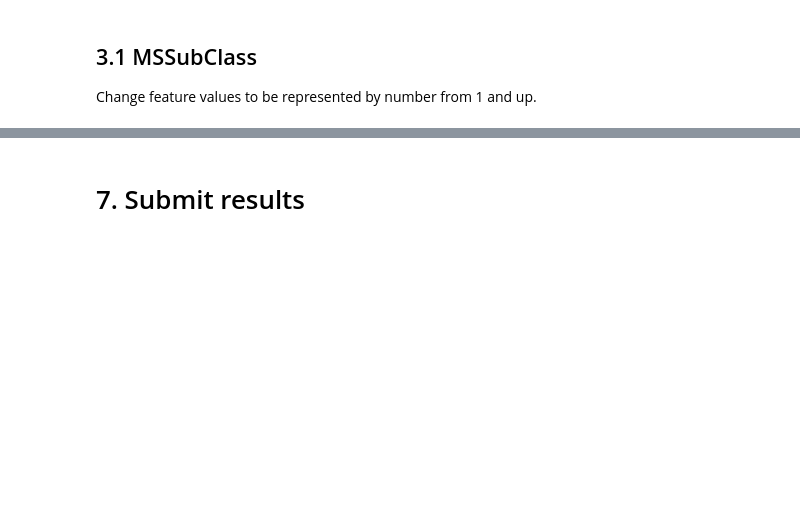
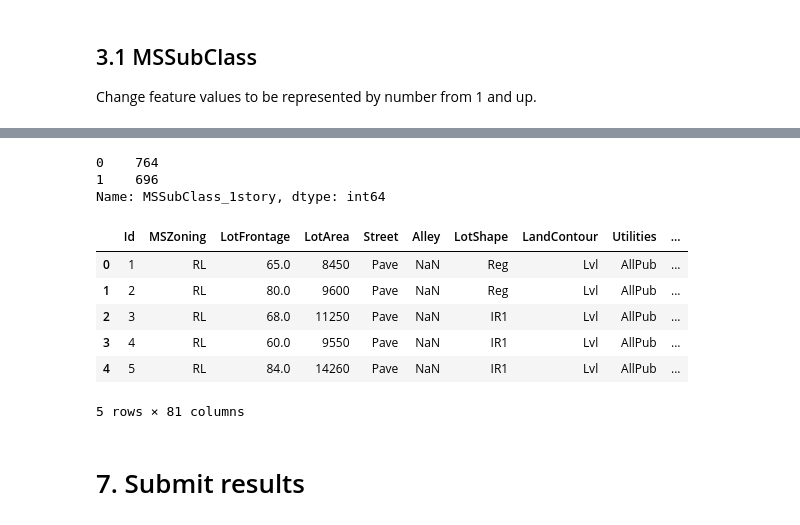
Before and after one commit to bmaelum/kaggle_houseprices, a Jupyter notebook: Kaggle House Prices.ipynb, the cells around one changed output, grey strips where cells are left out. Cells and saved outputs as stored; diff of their text form; code cells hidden in the pictures; blank space fills up the shorter version.

```diff
--- a/Kaggle House Prices.ipynb
+++ b/Kaggle House Prices.ipynb
@@ -114,3 +155,32 @@ df_train.query("MSSubClass == ''")
+# %%
+one_story_nums = [20, 30, 40, 120]
+
+def mssubclass_feateng(input):
+    if input in one_story_nums:
+        return 1
+    else:
+        return 0
+# %%
+df_train['MSSubClass_1story'] = df_train.apply(lambda x: mssubclass_feateng(x.MSSubClass), axis=1)
+# %%
+df_train.MSSubClass_1story.value_counts()
+# %% [output]
+0    764
+1    696
+Name: MSSubClass_1story, dtype: int64
+# %%
+df_train['MSSubClass_1story'] = df_train['MSSubClass_1story'].astype('category')
+# %%
+df_train.drop('MSSubClass', axis=1, inplace=True)
+df_train.head()
+# %% [output]
+|  | Id | MSZoning | LotFrontage | LotArea | Street | Alley | LotShape | LandContour | Utilities | ... |
+| 0 | 1 | RL | 65.0 | 8450 | Pave | NaN | Reg | Lvl | AllPub | ... |
+| 1 | 2 | RL | 80.0 | 9600 | Pave | NaN | Reg | Lvl | AllPub | ... |
+| 2 | 3 | RL | 68.0 | 11250 | Pave | NaN | IR1 | Lvl | AllPub | ... |
+| 3 | 4 | RL | 60.0 | 9550 | Pave | NaN | IR1 | Lvl | AllPub | ... |
+| 4 | 5 | RL | 84.0 | 14260 | Pave | NaN | IR1 | Lvl | AllPub | ... |
+5 rows × 81 columns
 # %% [markdown]
 # 7. Submit results
 # %%
```
Also changed, not shown: parts of 4 cells of this notebook.
